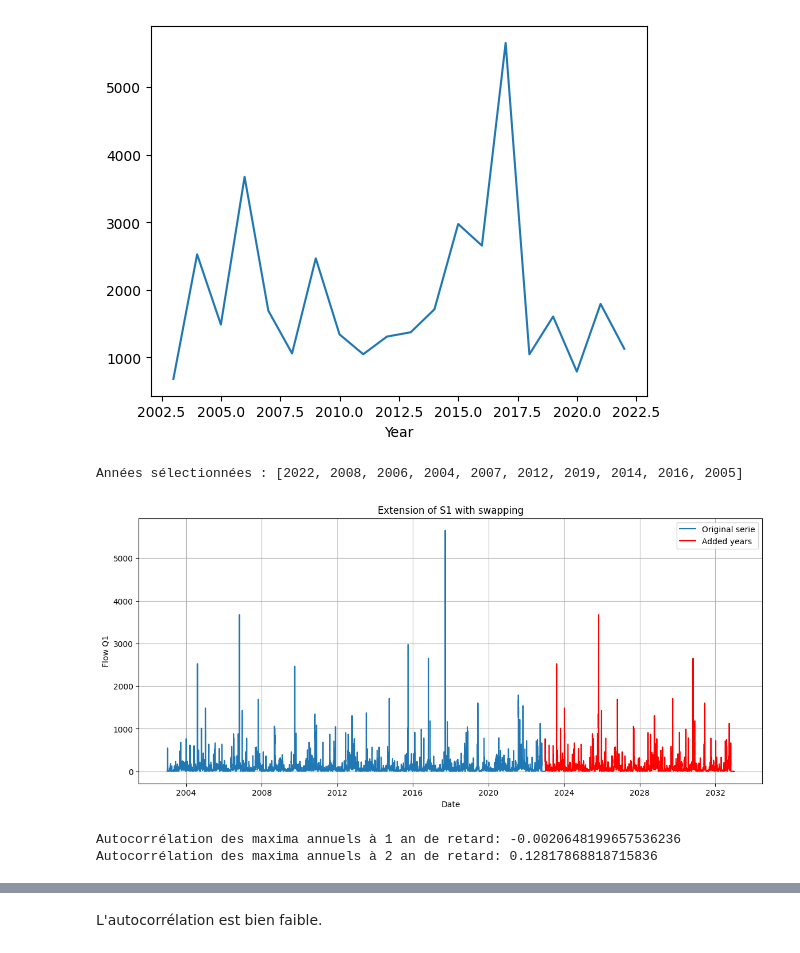
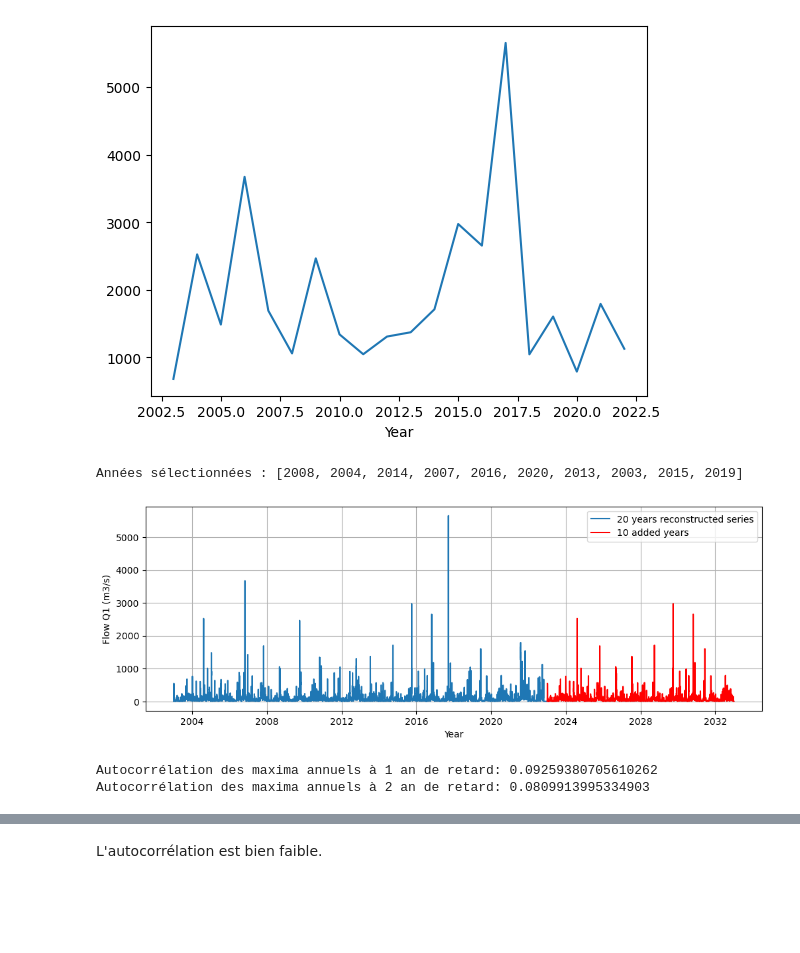
Before and after one commit to Margaux-Ccd/WREM_dam, a Jupyter notebook: P1_data_analysis.ipynb, the cells around one changed output, grey strips where cells are left out. Saved outputs shown, nothing was run; the diff lists cells and outputs as text; code cells hidden in the pictures; blank space fills up the shorter version.

```diff
--- a/P1_data_analysis.ipynb
+++ b/P1_data_analysis.ipynb
@@ -8,8 +8,8 @@ import random
 # %% [markdown]
 ## Load data
 # %%
-S1= pd.read_csv("data\Stations\S1flow.txt", header=None, delim_whitespace=True)  # Change le délimiteur si besoin delim_whitespace=True
-S2= pd.read_csv("data\Stations\S2flow.txt", sep=('  '), header=None)  # Change le délimiteur si besoin
+S1= pd.read_csv("Stations\S1flow.txt", header=None, delim_whitespace=True)  # Change le délimiteur si besoin delim_whitespace=True
+S2= pd.read_csv("Stations\S2flow.txt", sep=('  '), header=None)  # Change le délimiteur si besoin
 S2=S2.transpose()
 # %%
 print(S2.head())
@@ -183,40 +201,44 @@ print(f"Années sélectionnées : {selected_years}")
 
 ## 4) Construire la série avec les 10 années ajoutées
 
 # Extraire toutes les journées correspondant aux années sélectionnées
 copied_years = S1_full[S1_full['Year'].isin(selected_years)].copy()
 
 # Modifier les dates
 copied_years.drop(columns='Year', inplace=True)
 
 last_date = S1_full.index.max()
 new_dates = pd.date_range(start=last_date + pd.Timedelta(days=1), periods=len(copied_years), freq='D')
 copied_years.index = new_dates
 
 #Graphe
-plt.figure(figsize=(14,6))
-plt.plot(S1_full.index, S1_full['Q1'], label='Original serie')
-plt.plot(copied_years.index, copied_years['Q1'], label='Added years', color='red')
-plt.xlabel('Date')
-plt.ylabel('Flow Q1')
-plt.title('Extension of S1 with swapping')
+plt.figure(figsize=(12, 4))
+plt.plot(S1_full.index, S1_full['Q1'], label='20 years reconstructed series')
+plt.plot(copied_years.index, copied_years['Q1'], label='10 added years', color='red')
+plt.xlabel('Year')
+plt.ylabel('Flow Q1 (m3/s)')
+#plt.title('Extension of S1 with swapping')
 plt.legend()
 plt.grid()
+plt.savefig("data_P1\Q1_30y.pdf", format='pdf')
 plt.show()
+
+
+
 #Fusion
 S1_extended = pd.concat([S1_full.drop(columns='Year'), copied_years])
 S1_extended['Year'] = S1_extended.index.year
 
 #verify autocorrelation
 S1_extended_max_annual = S1_extended.groupby('Year')['Q1'].max()
 
 #2) Corrélation temporelle des maximas annuels
 autocorr1 = S1_extended_max_annual.autocorr(lag=1)  # Corrélation à 1 an de retard
 print(f'Autocorrélation des maxima annuels à 1 an de retard: {autocorr1}')
 autocorr2=S1_extended_max_annual.autocorr(lag=2)
 print(f'Autocorrélation des maxima annuels à 2 an de retard: {autocorr2}')
 # %% [output]
-Années sélectionnées : [2022, 2008, 2006, 2004, 2007, 2012, 2019, 2014, 2016, 2005]
+Années sélectionnées : [2008, 2004, 2014, 2007, 2016, 2020, 2013, 2003, 2015, 2019]
-[figure, old version]
+[figure, new version]
-Autocorrélation des maxima annuels à 1 an de retard: -0.0020648199657536236
-Autocorrélation des maxima annuels à 2 an de retard: 0.12817868818715836
+Autocorrélation des maxima annuels à 1 an de retard: 0.09259380705610262
+Autocorrélation des maxima annuels à 2 an de retard: 0.0809913995334903
```
Also changed, not shown: parts of 11 cells of this notebook, 8 other files.
